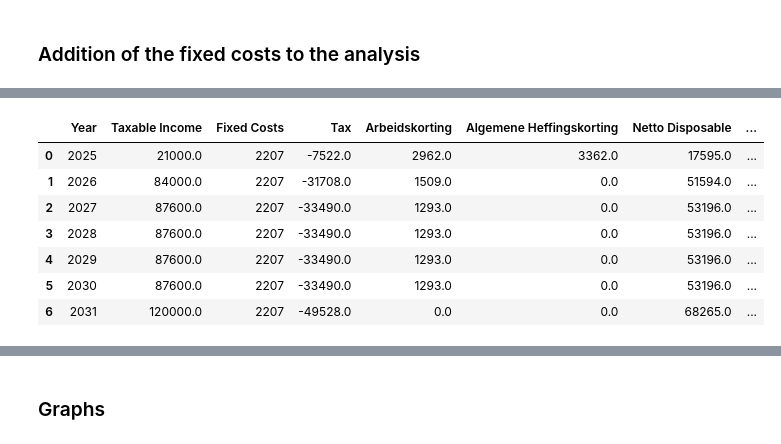
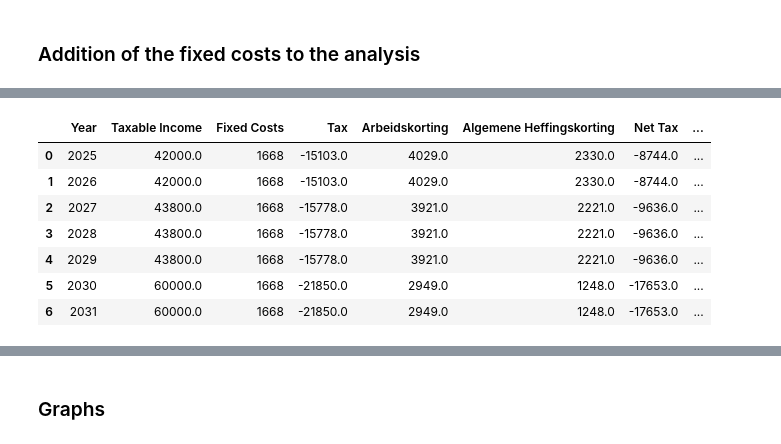
Before and after one commit to giulianodileo/dutch-salary-estimator-llm, a Jupyter notebook: notebooks/Calculation_expat_ruling.ipynb, the cells around one changed output, grey strips where cells are left out. Cells and saved outputs as stored; diff of their text form; code cells hidden in the pictures.

```diff
--- a/notebooks/Calculation_expat_ruling.ipynb
+++ b/notebooks/Calculation_expat_ruling.ipynb
@@ -117,7 +117,7 @@ def adjust_highearner(my_dict, salary: int):
         my_dict[key] = my_dict[key] + surplus
         print(my_dict[key])
 
-    return None
+    return my_dict
 # %% [markdown]
 ### Function calculates range of values for taxable income over many years based on user inputs
 # %%
@@ -133,6 +133,7 @@ def expat_ruling_calc(age: int, salary: float, date_string: str, duration: int =
   # date_string = "2024-12-25"
 
   start_date = datetime.strptime(date_string, "%Y-%m-%d")
+
 
   # DETERMINE CURRENT YEAR
   current_year = start_date.year
@@ -217,8 +218,8 @@ def expat_ruling_calc(age: int, salary: float, date_string: str, duration: int =
         for key in keys_list[6:]:
             my_dict[key] = float(base_salary)
 
- # check if the salary > 233K and adjust
-
+ # check if the salary > 233K and adjust#
+ ########################################
     res = {}
     if salary > salary_cap:
         res = adjust_highearner(my_dict, salary)
@@ -227,10 +228,13 @@ def expat_ruling_calc(age: int, salary: float, date_string: str, duration: int =
     else:
         return my_dict
 
-  elif Ruling_test == True:
-  # ruling not applicable populate everything with gross salary
+  elif Ruling_test == False:
+
+  # ruling not applicable populate everything with gross salary#
+  ##############################################################
     for key in keys_list:
       my_dict[key] = float(base_salary)
+    return my_dict
 # %%
 my_dict = expat_ruling_calc(35, 100000, "2025-01-01", 10, True, True)
 my_dict
@@ -398,6 +402,7 @@ fixed_costs = {
     "health_insurance": 157,
 }
 # %%
-my_dict = expat_ruling_calc(35, 120000, "2025-10-01", 7, True, True)
+my_dict = expat_ruling_calc(35, 60000, "2025-01-01", 7, True, True)
 my_dict
+fixed_costs = 1668
 # %% [output]
@@ -412,32 +410,31 @@ my_dict
 # %%
 # CONVERTING TO PANDA DATAFRAME AND ADDING OTHER PARAMETERS
 df = pd.DataFrame(list(my_dict.items()), columns=["Year", "Taxable Income"])
 
 # ADDING FIXED COSTS FROM DICTIONARY
-fixed_costs_total = sum(fixed_costs.values()) if fixed_costs else 0
-df["Fixed Costs"] = fixed_costs_total
+df["Fixed Costs"] = fixed_costs
 
 # CALCULATING TAX
 df["Tax"] = round(-df["Taxable Income"].apply(calc_tax), 0)
 
 # CALCULATING DEDUCTABLES
 df["Arbeidskorting"] = round(df["Taxable Income"].apply(bereken_arbeidskorting),0)
 df["Algemene Heffingskorting"] = round(df["Taxable Income"].apply(bereken_algemene_heffingskorting),0)
 
+# CALCULATING NET TAX
+df["Net Tax"] = - (abs(df["Tax"]) - (df["Arbeidskorting"] + df["Algemene Heffingskorting"]))
+
 # CALCULATING NETTO INCOME AFTER TAX & FIXED EXPENSES
-df["Netto Disposable"] = df["Taxable Income"] + (df["Tax"] + df["Arbeidskorting"] + df["Algemene Heffingskorting"]) - df["Fixed Costs"]
-
-# CALCULATING NET TAX
-df["Net Tax"] = df["Tax"] - (df["Arbeidskorting"] + df["Algemene Heffingskorting"])
-
+df["Netto Disposable"] = df["Taxable Income"] + df["Net Tax"] - df["Fixed Costs"]
+df.loc[df["Netto Disposable"] < 0, "Netto Disposable"] = 0
 
 df
 # %% [output]
-|  | Year | Taxable Income | Fixed Costs | Tax | Arbeidskorting | Algemene Heffingskorting | Netto Disposable | ... |
-| 0 | 2025 | 21000.0 | 2207 | -7522.0 | 2962.0 | 3362.0 | 17595.0 | ... |
-| 1 | 2026 | 84000.0 | 2207 | -31708.0 | 1509.0 | 0.0 | 51594.0 | ... |
-| 2 | 2027 | 87600.0 | 2207 | -33490.0 | 1293.0 | 0.0 | 53196.0 | ... |
-| 3 | 2028 | 87600.0 | 2207 | -33490.0 | 1293.0 | 0.0 | 53196.0 | ... |
-| 4 | 2029 | 87600.0 | 2207 | -33490.0 | 1293.0 | 0.0 | 53196.0 | ... |
-| 5 | 2030 | 87600.0 | 2207 | -33490.0 | 1293.0 | 0.0 | 53196.0 | ... |
-| 6 | 2031 | 120000.0 | 2207 | -49528.0 | 0.0 | 0.0 | 68265.0 | ... |
+|  | Year | Taxable Income | Fixed Costs | Tax | Arbeidskorting | Algemene Heffingskorting | Net Tax | ... |
+| 0 | 2025 | 42000.0 | 1668 | -15103.0 | 4029.0 | 2330.0 | -8744.0 | ... |
+| 1 | 2026 | 42000.0 | 1668 | -15103.0 | 4029.0 | 2330.0 | -8744.0 | ... |
+| 2 | 2027 | 43800.0 | 1668 | -15778.0 | 3921.0 | 2221.0 | -9636.0 | ... |
+| 3 | 2028 | 43800.0 | 1668 | -15778.0 | 3921.0 | 2221.0 | -9636.0 | ... |
+| 4 | 2029 | 43800.0 | 1668 | -15778.0 | 3921.0 | 2221.0 | -9636.0 | ... |
+| 5 | 2030 | 60000.0 | 1668 | -21850.0 | 2949.0 | 1248.0 | -17653.0 | ... |
+| 6 | 2031 | 60000.0 | 1668 | -21850.0 | 2949.0 | 1248.0 | -17653.0 | ... |
```
Also changed, not shown: parts of 3 cells of this notebook, 1 other file.
